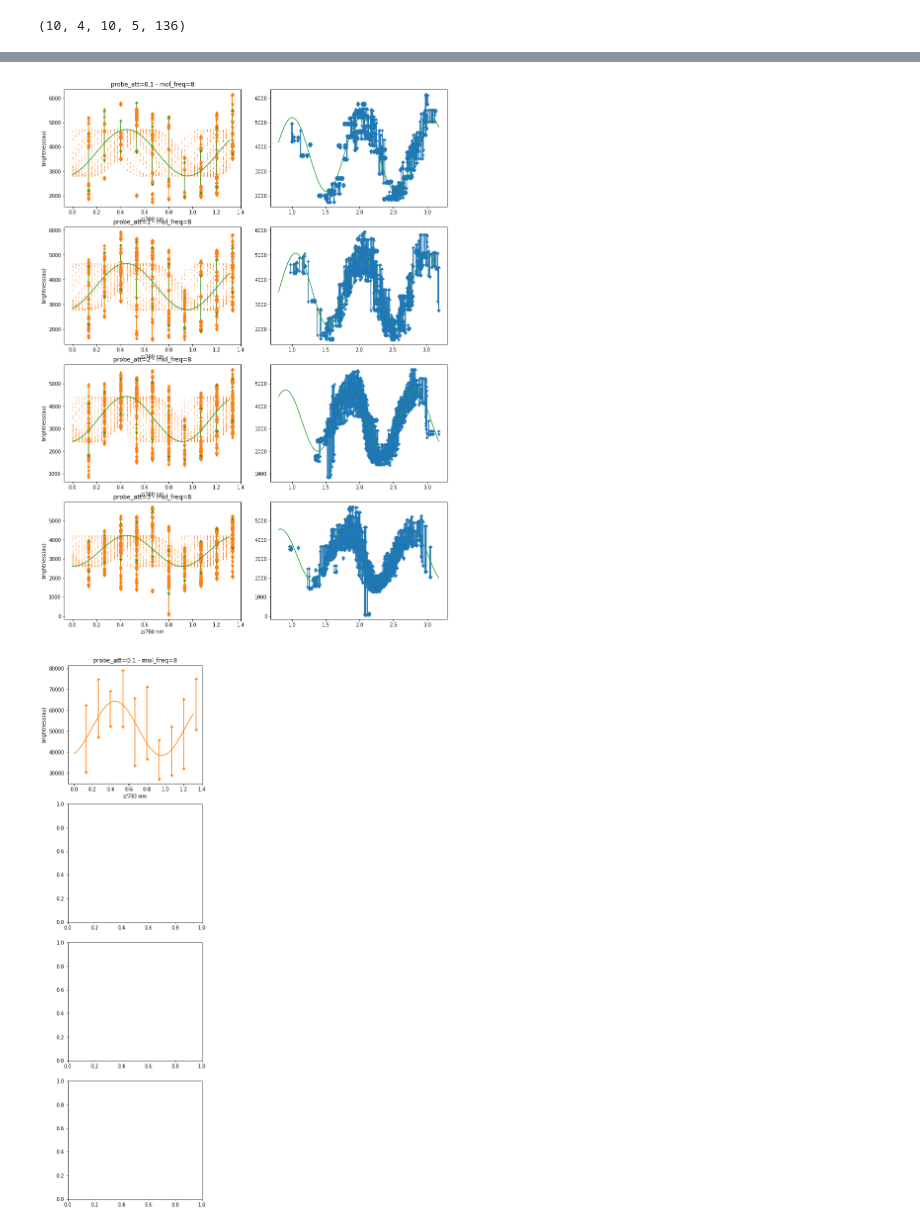
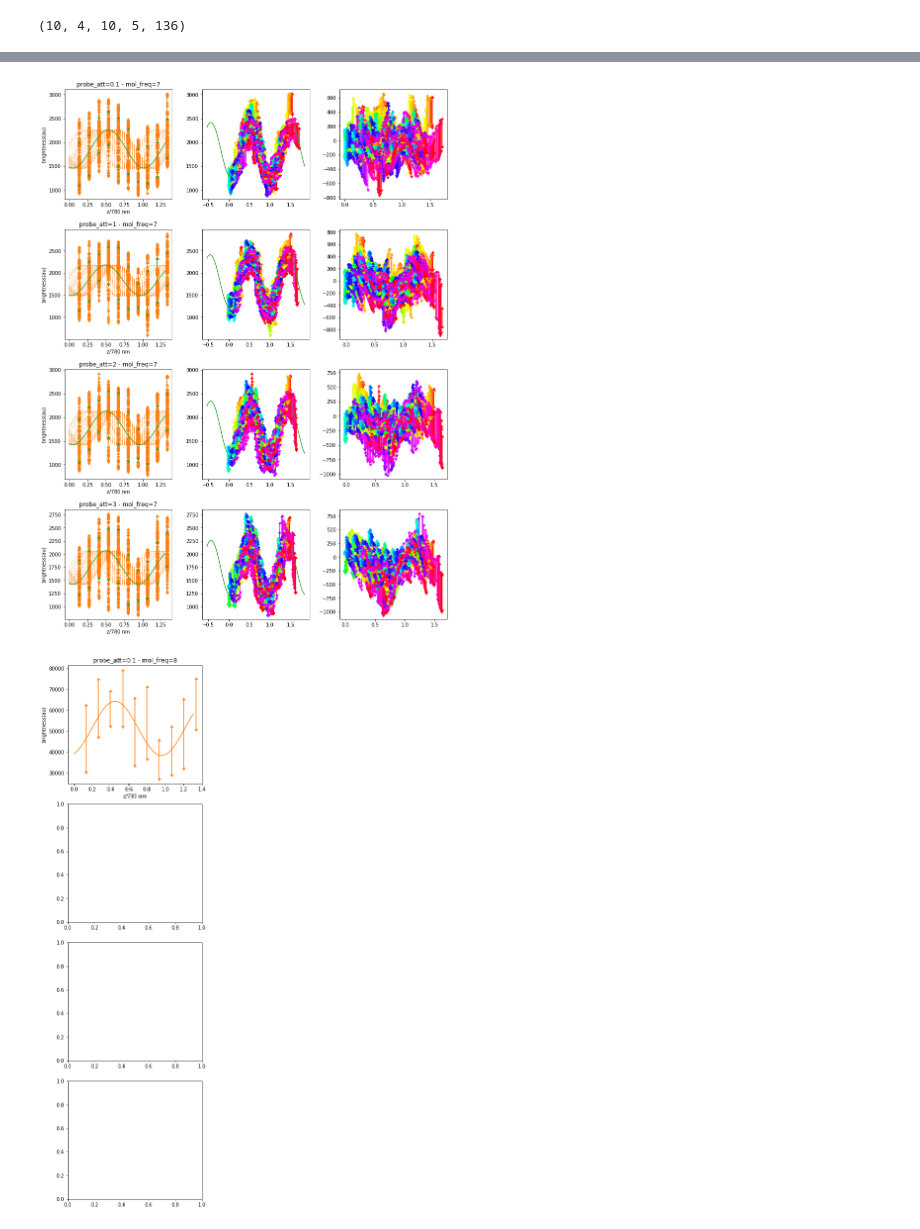
Before and after one commit to ultracolde6/expdatae6-analysis, a Jupyter notebook: 2021/02/14/run0/analysis.ipynb, the cells around one changed output, grey strips where cells are left out. Drawn from its saved outputs; the diff is of its cells as text; code cells hidden in the pictures.

```diff
--- a/2021/02/14/run0/analysis.ipynb
+++ b/2021/02/14/run0/analysis.ipynb
@@ -8,7 +8,7 @@ from scipy.optimize import curve_fit
 import colorsys
 # %%
 ### Load datamodel from .p file
-run_name = 'run00'
+run_name = 'run0'
 
 datamodel = load_datamodel(datamodel_path=Path.cwd(), run_name=run_name)
 # %% [output]
@@ -140,23 +148,16 @@ for loop in range(num_loops):
 # PICK ONE probe_att (0.1) and molasses freq and tweezer?, plot brightness vs pzt_para
 # GRID: probe_att & molasses freq (8X4=24 rows): brightness
 # PLOT: brightness vs pzt_para; survival prob vs pzt_para; for all tweezers.
+num_tweezers_plot = 2
 
-# probe_att_list = [0.1,1,2,3]
-probe_att_list = [0.1,1]
-# mol_freq_list = [4.5,5,5.5,6,6.5,7,7.5,8]
-mol_freq_list = [7.5,8]
-num_tweezers = 2
-
-
-
-for probe_att_counter in range(len(probe_att_list)):
-    fig, axs = plt.subplots(len(mol_freq_list), 2+num_tweezers,  figsize=(12, len(mol_freq_list)*6))
+for probe_att_counter in range(2):
+    fig, axs = plt.subplots(len(mol_freq_list), 2+num_tweezers_plot,  figsize=(12, len(mol_freq_list)*6))
     for mol_counter in range(len(mol_freq_list)):
         axs[mol_counter,0].set_xlabel('pzt_para')
         axs[mol_counter,0].set_ylabel('brightness')
         axs[mol_counter,0].set_title(f'probe_att={probe_att_list[probe_att_counter]}, molasses frequency={mol_freq_list[mol_counter]}')
         axs[mol_counter,0].tick_params(axis='y')
-        for tweezer_counter in range(num_tweezers):
+        for tweezer_counter in range(2):
             axs[mol_counter,0].errorbar(np.array(pzt_para_list), cav_brightness_mean[mol_counter, probe_att_counter, :, tweezer_counter], \
                 yerr = cav_brightness_sigma[mol_counter, probe_att_counter, :, tweezer_counter],  uplims=True, lolims=True, label= f'{tweezer_freq_list[tweezer_counter]}_cav=2')
             for loop in range(0,num_loops,1):
@@ -184,14 +225,12 @@ y_mag = 1 #13.64
 x_mag = 2/7.5
 
 
-mol_freq_counter = 7
+mol_freq_counter = 5
 tweezer_counter = 1
-probe_att_counter = 0
 
 
-
-fig, axs = plt.subplots(len(probe_att_list), 2,  figsize=(12, 4*len(probe_att_list)))
-fig.tight_layout(pad=3, w_pad=3, h_pad=2.0)
+fig, axs = plt.subplots(len(probe_att_list), 3,  figsize=(12, 4*len(probe_att_list)))
+fig.tight_layout(pad=3, w_pad=3, h_pad=4.0)
 
 for probe_att_counter, probe_att in enumerate(probe_att_list):
     popt, pcov = curve_fit(func_cos, np.array(pzt_para_list),\
@@ -220,7 +259,7 @@ for probe_att_counter, probe_att in enumerate(probe_att_list):
         yy = func_cos2(xx,*popt)
 
 
-        shifted_pzt_paras[mol_freq_counter,probe_att_counter,:,tweezer_counter,loop] = np.array(pzt_para_list)+xshift
+        shifted_pzt_paras[mol_freq_counter,probe_att_counter,:,tweezer_counter,loop] = np.array(pzt_para_list)+xshift-xshift0
 
         axs[probe_att_counter,0].plot(x_mag * (xx-5),y_mag * yy,'.', color =f'C{tweezer_counter:01d}',markersize=0.5)
         axs[probe_att_counter,0].errorbar(x_mag * (np.array(pzt_para_list)-5) ,\
@@ -228,40 +267,62 @@ for probe_att_counter, probe_att in enumerate(probe_att_list):
                                          yerr = y_mag * cav_brightness_mov_sigma[mol_freq_counter,probe_att_counter,:,tweezer_counter,loop],\
                                          uplims=True, lolims=True, label= f'{tweezer_freq_list[tweezer_counter]}', ls='', color = f'C{tweezer_counter:01d}');
 
     axs[probe_att_counter,0].set_xlabel('z/780 nm')
     axs[probe_att_counter,0].set_ylabel('brightness(au)')
     axs[probe_att_counter,0].set_title(f'probe_att={probe_att_list[probe_att_counter]} - mol_freq={mol_freq_list[mol_freq_counter]}');
 
     xx = np.arange(5,10,0.1)
     yy = func_cos(xx,a0,b0,wavelength0,xshift0)
 
     axs[probe_att_counter,0].plot(x_mag * (xx-5),y_mag * yy,'-', color ='C2')
     axs[probe_att_counter,0].errorbar(x_mag * (np.array(pzt_para_list)-5),\
                                      y_mag * cav_brightness_mean[mol_freq_counter,probe_att_counter,:,tweezer_counter],\
                                      yerr = y_mag * cav_brightness_sigma[mol_freq_counter,probe_att_counter,:,tweezer_counter],\
                                      uplims=True, lolims=True, label= f'{tweezer_freq_list[tweezer_counter]}', ls='', color = 'C2');
 
-    shifted_pzt = shifted_pzt_paras[mol_freq_counter,probe_att_counter,:,tweezer_counter,:].flatten()
-    cav_b = cav_brightness_mov_avg[mol_freq_counter,probe_att_counter,:,tweezer_counter,:].flatten()
-    cav_b_sigma = cav_brightness_mov_sigma[mol_freq_counter,probe_att_counter,:,tweezer_counter,:].flatten()
+    shifted_pzt = shifted_pzt_paras[mol_freq_counter,probe_att_counter,:,tweezer_counter,num_avg//2:num_loops - num_avg//2].flatten()
+    cav_b = cav_brightness_mov_avg[mol_freq_counter,probe_att_counter,:,tweezer_counter,num_avg//2:num_loops - num_avg//2].flatten()
+    cav_b_sigma = cav_brightness_mov_sigma[mol_freq_counter,probe_att_counter,:,tweezer_counter,num_avg//2:num_loops - num_avg//2].flatten()
 
 
     popt, pcov = curve_fit(func_cos, shifted_pzt[~np.isnan(cav_b)],\
                    cav_b[~np.isnan(cav_b)],\
     #                sigma = cav_b_sigma[~np.isnan(cav_b)],\
                    p0=[1000, 4000, 7, 0], maxfev = 10000)
 
     a0, b0, wavelength0, xshift0 = popt
 
+    if probe_att_counter==0:
+        A0 = a0
+        B0 = b0
+        WAVELENGTH0 = wavelength0
+        XSHIFT0 = xshift0
+
     xx = np.arange(3,12,0.1)
     yy = func_cos(xx,a0,b0,wavelength0,xshift0)
 
-    axs[probe_att_counter,1].plot(x_mag *xx,y_mag*yy,'-', color ='C2')
+    axs[probe_att_counter,1].plot(x_mag *(xx-5),y_mag*yy,'-', color ='C2')
 
-    axs[probe_att_counter,1].errorbar(x_mag*shifted_pzt, y_mag*cav_b, yerr = cav_b_sigma,\
-                uplims=True, lolims=True, ls = '');
+    for loop in range(num_loops):
+        color = colorsys.hsv_to_rgb(loop/num_loops,1,1)
+        axs[probe_att_counter,1].errorbar(x_mag*(shifted_pzt_paras[mol_freq_counter,probe_att_counter,:,tweezer_counter,loop]-5),\
+                                          y_mag*cav_brightness_mov_avg[mol_freq_counter,probe_att_counter,:,tweezer_counter,loop],\
+                                          yerr = cav_brightness_mov_sigma[mol_freq_counter,probe_att_counter,:,tweezer_counter,loop],\
+                 uplims=True, lolims=True, ls = '', color = color);
+
+    for loop in range(num_loops):
+        color = colorsys.hsv_to_rgb(loop/num_loops,1,1)
+        axs[probe_att_counter,2].errorbar(x_mag*(shifted_pzt_paras[mol_freq_counter,probe_att_counter,:,tweezer_counter,loop]-5),\
+                                          y_mag*(cav_brightness_mov_avg[mol_freq_counter,probe_att_counter,:,tweezer_counter,loop]-\
+                                                func_cos(shifted_pzt_paras[mol_freq_counter,probe_att_counter,:,tweezer_counter,loop],A0,B0,WAVELENGTH0,XSHIFT0)),\
+                                          yerr = cav_brightness_mov_sigma[mol_freq_counter,probe_att_counter,:,tweezer_counter,loop],\
+                 uplims=True, lolims=True, ls = '', color = color);
+
+
+#     axs[probe_att_counter,1].errorbar(x_mag*(shifted_pzt-5), y_mag*cav_b, yerr = cav_b_sigma,\
+#                 uplims=True, lolims=True, ls = '');
 # %% [output]
-[figure, old version]
+[figure, new version]
 # %%
 
 def func_cos(x, a, b, wavelength, phi):
```
Also changed, not shown: parts of 7 cells of this notebook.
